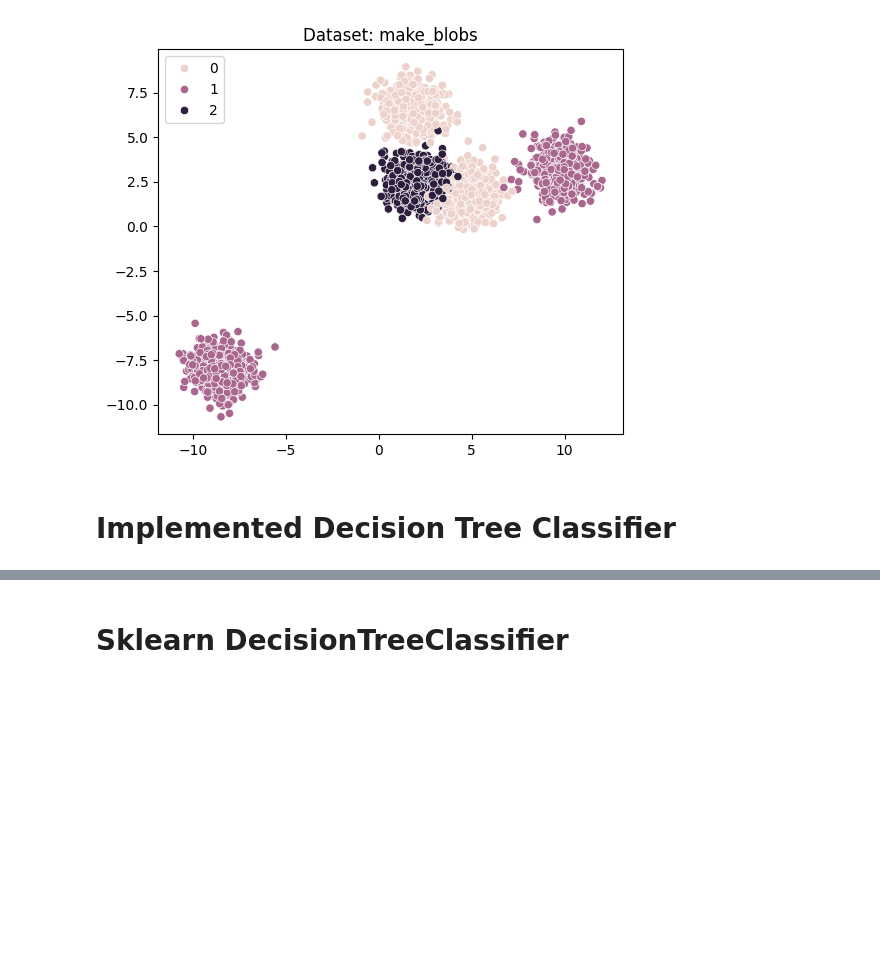
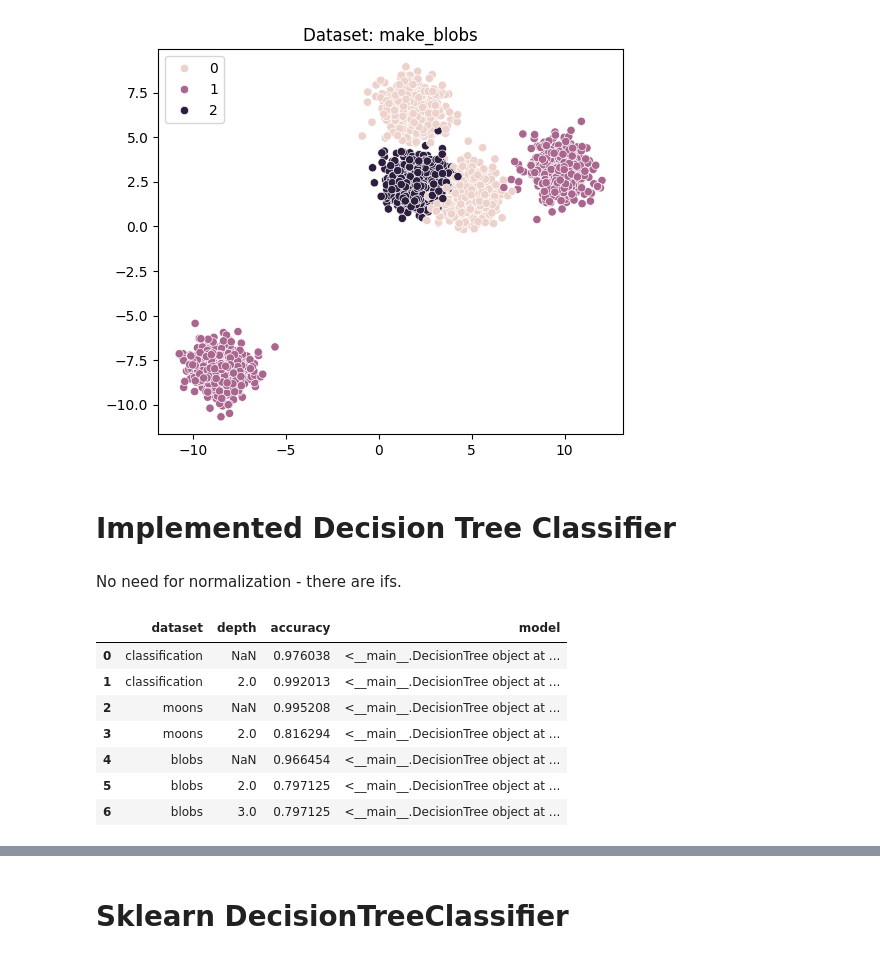
Before and after one commit to adamzsl/master-studies, a Jupyter notebook: decision_tree/decision_tree.ipynb, the cells around one changed output, grey strips where cells are left out. Cells and saved outputs as stored; diff of their text form; code cells hidden in the pictures; blank space fills up the shorter version.

```diff
--- a/decision_tree/decision_tree.ipynb
+++ b/decision_tree/decision_tree.ipynb
@@ -88,5 +84,17 @@ def plot_decision_boundary(X, y, model, custom=False, title=""):
     plt.show()
 # %% [markdown]
 # Implemented Decision Tree Classifier
+# %% [markdown]
+No need for normalization - there are ifs.
 # %%
-# brak potrzeby normalizacji - sa ify
+class TreeNode:
+    """Node of a decision tree"""
+    def __init__(self, feature_idx=None, threshold=None, left=None, right=None,*, value=None):
+        self.feature_idx = feature_idx # index of the feature to split on
+        self.threshold = threshold # threshold value to split on
+        self.left = left # left child node
+        self.right = right # right child node
+        self.value = value # class label if leaf node, the * is forcing the use of keyword arguments for value
+
+    def is_leaf(self):
+        return self.value is not None
@@ -92,0 +231,11 @@ def plot_decision_boundary(X, y, model, custom=False, title=""):
+# %%
+results_impl_df
+# %% [output]
+|  | dataset | depth | accuracy | model |
+| 0 | classification | NaN | 0.976038 | <__main__.DecisionTree object at ... |
+| 1 | classification | 2.0 | 0.992013 | <__main__.DecisionTree object at ... |
+| 2 | moons | NaN | 0.995208 | <__main__.DecisionTree object at ... |
+| 3 | moons | 2.0 | 0.816294 | <__main__.DecisionTree object at ... |
+| 4 | blobs | NaN | 0.966454 | <__main__.DecisionTree object at ... |
+| 5 | blobs | 2.0 | 0.797125 | <__main__.DecisionTree object at ... |
+| 6 | blobs | 3.0 | 0.797125 | <__main__.DecisionTree object at ... |
```
Also changed, not shown: parts of 10 cells of this notebook.
